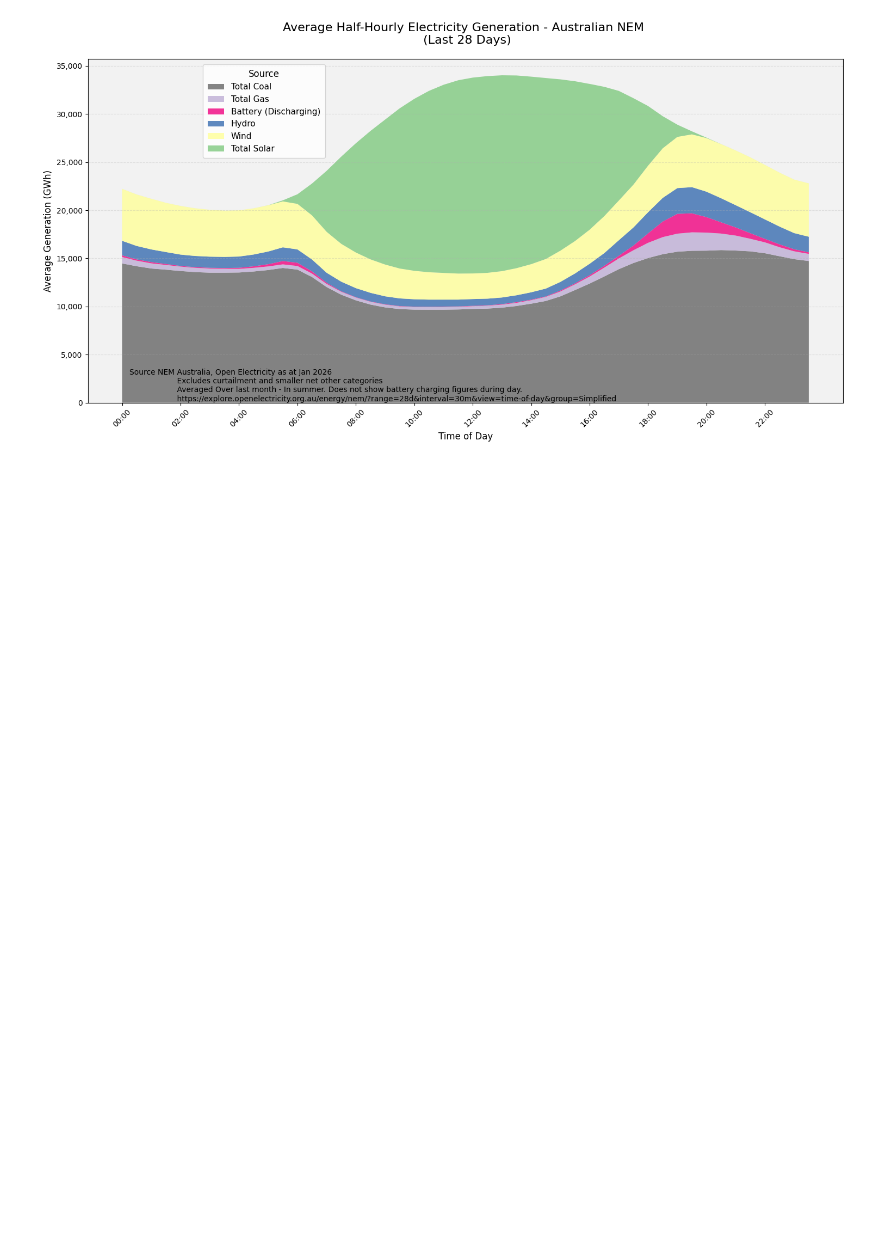
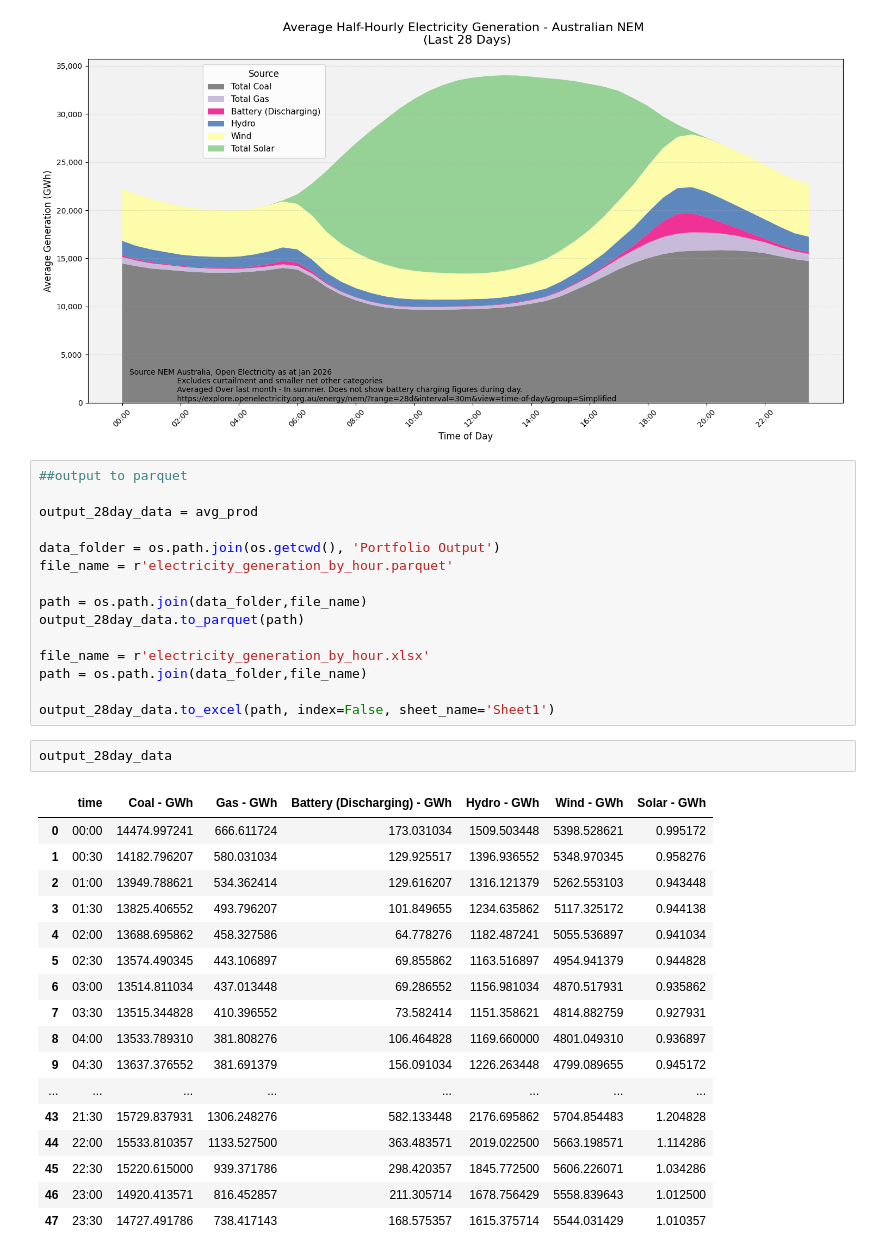
Before and after one commit to DavidP-01/example_analysis_david_p, a Jupyter notebook: electricity_demand_analysis.ipynb, the cells around one changed output. Cells and saved outputs as stored; diff of their text form; blank space fills up the shorter version.

```diff
--- a/electricity_demand_analysis.ipynb
+++ b/electricity_demand_analysis.ipynb
@@ -339,3 +354,38 @@ plt.grid(axis='y', linestyle='--', alpha=0.3)
 plt.show()
 # %% [output]
 [figure]
+# %%
+##output to parquet
+
+output_28day_data = avg_prod
+
+data_folder = os.path.join(os.getcwd(), 'Portfolio Output')
+file_name = r'electricity_generation_by_hour.parquet'
+
+path = os.path.join(data_folder,file_name)
+output_28day_data.to_parquet(path)
+
+file_name = r'electricity_generation_by_hour.xlsx'
+path = os.path.join(data_folder,file_name)
+
+output_28day_data.to_excel(path, index=False, sheet_name='Sheet1')
+# %%
+output_28day_data
+# %% [output]
+|  | time | Coal - GWh | Gas - GWh | Battery (Discharging) - GWh | Hydro - GWh | Wind - GWh | Solar - GWh |
+| 0 | 00:00 | 14474.997241 | 666.611724 | 173.031034 | 1509.503448 | 5398.528621 | 0.995172 |
+| 1 | 00:30 | 14182.796207 | 580.031034 | 129.925517 | 1396.936552 | 5348.970345 | 0.958276 |
+| 2 | 01:00 | 13949.788621 | 534.362414 | 129.616207 | 1316.121379 | 5262.553103 | 0.943448 |
+| 3 | 01:30 | 13825.406552 | 493.796207 | 101.849655 | 1234.635862 | 5117.325172 | 0.944138 |
+| 4 | 02:00 | 13688.695862 | 458.327586 | 64.778276 | 1182.487241 | 5055.536897 | 0.941034 |
+| 5 | 02:30 | 13574.490345 | 443.106897 | 69.855862 | 1163.516897 | 4954.941379 | 0.944828 |
+| 6 | 03:00 | 13514.811034 | 437.013448 | 69.286552 | 1156.981034 | 4870.517931 | 0.935862 |
+| 7 | 03:30 | 13515.344828 | 410.396552 | 73.582414 | 1151.358621 | 4814.882759 | 0.927931 |
+| 8 | 04:00 | 13533.789310 | 381.808276 | 106.464828 | 1169.660000 | 4801.049310 | 0.936897 |
+| 9 | 04:30 | 13637.376552 | 381.691379 | 156.091034 | 1226.263448 | 4799.089655 | 0.945172 |
+| ... | ... | ... | ... | ... | ... | ... | ... |
+| 43 | 21:30 | 15729.837931 | 1306.248276 | 582.133448 | 2176.695862 | 5704.854483 | 1.204828 |
+| 44 | 22:00 | 15533.810357 | 1133.527500 | 363.483571 | 2019.022500 | 5663.198571 | 1.114286 |
+| 45 | 22:30 | 15220.615000 | 939.371786 | 298.420357 | 1845.772500 | 5606.226071 | 1.034286 |
+| 46 | 23:00 | 14920.413571 | 816.452857 | 211.305714 | 1678.756429 | 5558.839643 | 1.012500 |
+| 47 | 23:30 | 14727.491786 | 738.417143 | 168.575357 | 1615.375714 | 5544.031429 | 1.010357 |
```
Also changed, not shown: parts of 2 cells of this notebook, 6 other files.
